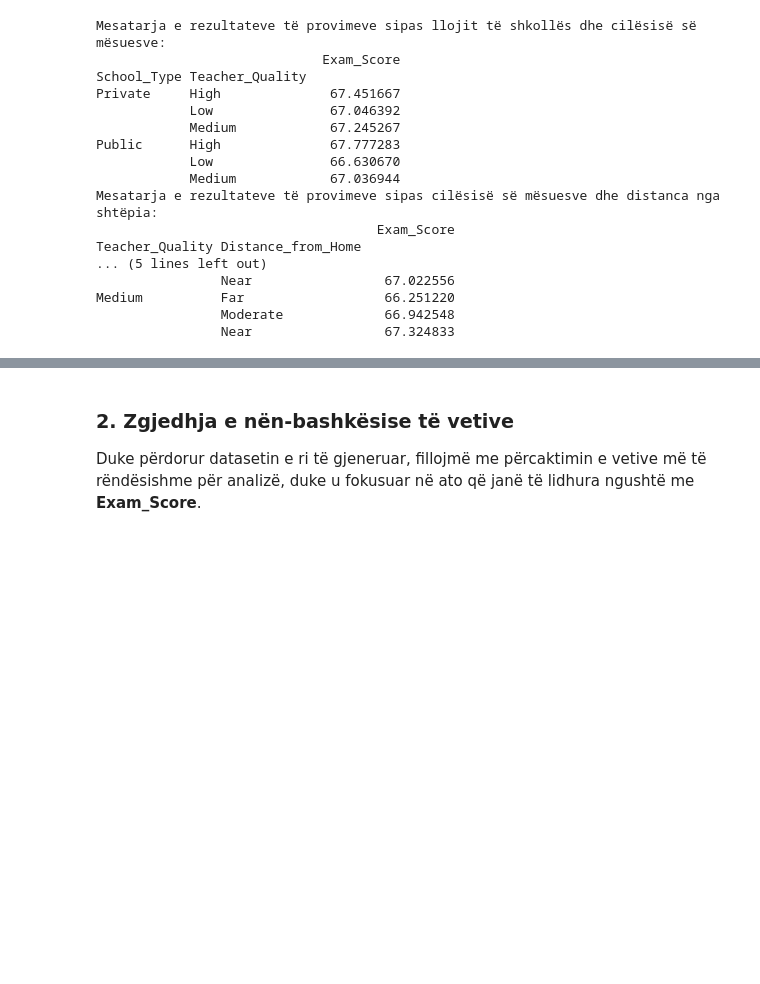
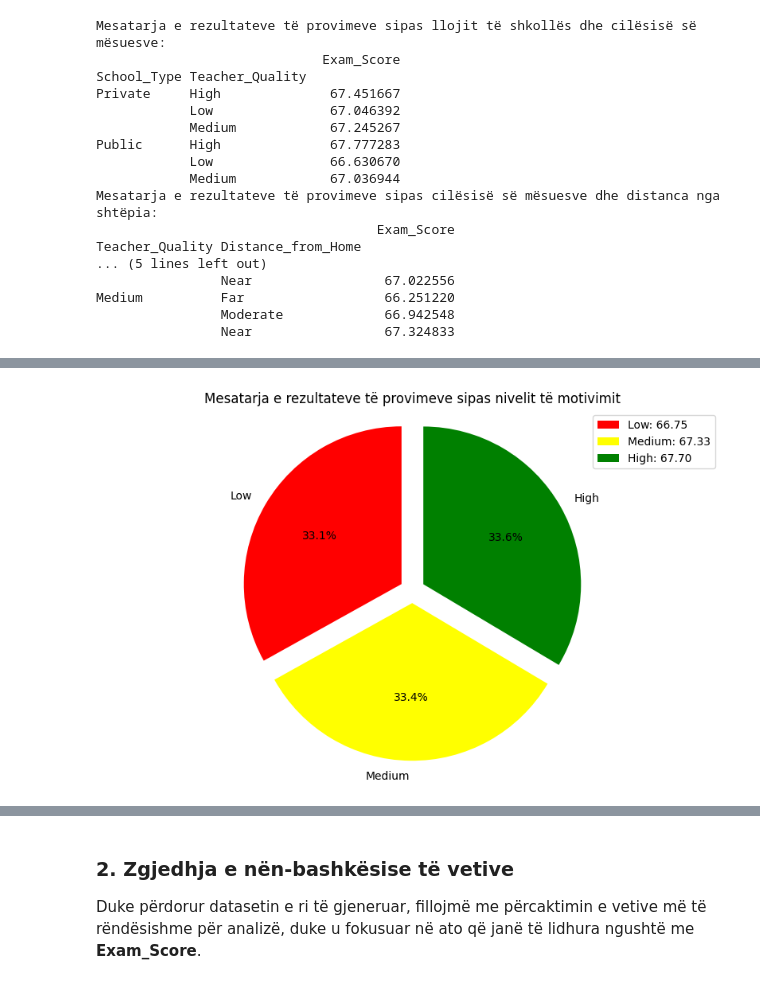
Before and after one commit to enis-halilaj/pvdh-projekti-msc, a Jupyter notebook: data-preprocessing/main.ipynb, the cells around one changed output, grey strips where cells are left out. Cells and saved outputs as stored; diff of their text form; code cells hidden in the pictures; blank space fills up the shorter version.

```diff
--- a/data-preprocessing/main.ipynb
+++ b/data-preprocessing/main.ipynb
@@ -405,0 +425,25 @@ Medium          Far                  66.251220
+# %%
+# Llogaritja e mesatares së rezultateve të provimeve bazuar në nivelin e motivimit
+motivation_exam_scores = pre_df.groupby('Motivation_Level')['Exam_Score'].mean().reset_index(name='Average_Exam_Score')
+sorted_scores = motivation_exam_scores.sort_values(by='Average_Exam_Score', ascending=True)
+
+# Llogaritja e përqindjes së çdo grupi në total
+total_scores = sorted_scores['Average_Exam_Score'].sum()
+sizes = sorted_scores['Average_Exam_Score'] / total_scores * 100
+
+# Përdorimi i një palete të ngjyrave për nivelet e motivimit
+motivation_colors = {'Low': 'red', 'Medium': 'yellow', 'High': 'green'}
+pie_colors = sorted_scores['Motivation_Level'].map(motivation_colors)
+
+# Vizatimi i grafikut të pie
+plt.figure(figsize=(10, 6))
+labels = sorted_scores['Motivation_Level']
+explode = [0.08] * len(labels)
+
+plt.pie(sizes, labels=labels, colors=pie_colors, explode=explode, autopct='%1.1f%%', startangle=90)
+plt.title('Mesatarja e rezultateve të provimeve sipas nivelit të motivimit')
+plt.axis('equal')  # Sigurimi që grafiku i pie është i rrumbullakët
+plt.legend(labels=[f'{level}: {score:.2f}' for level, score in zip(labels, sorted_scores['Average_Exam_Score'])], loc="best")
+plt.show()
+# %% [output]
+[figure, added]
```
Also changed, not shown: parts of 5 cells of this notebook.
